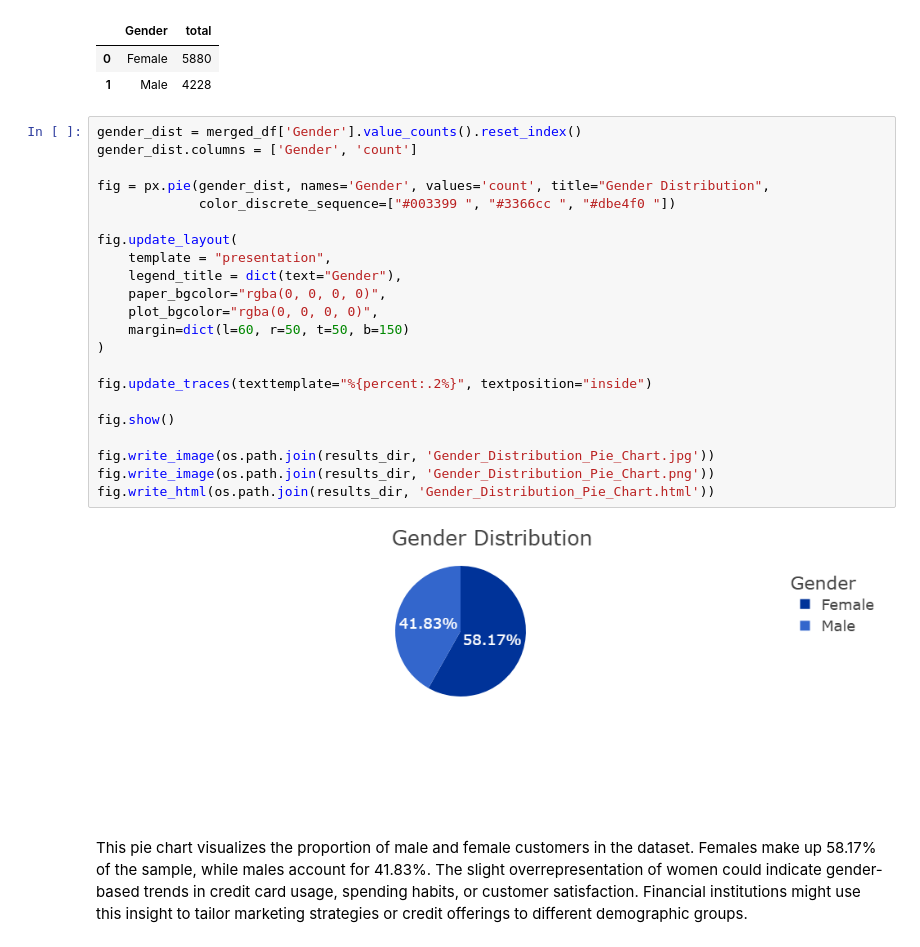
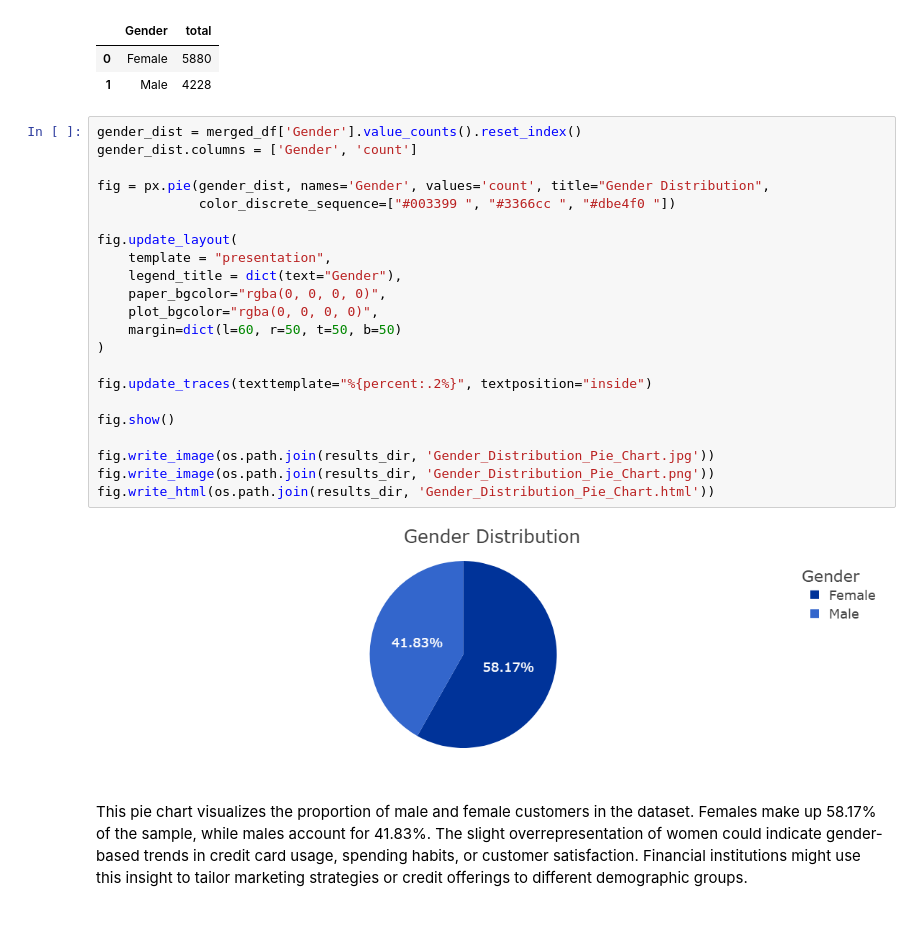
Before and after one commit to NadiaHirwa/Credit-Card-Financial, a Jupyter notebook: notebooks/Data_Analysis.ipynb, the cells around one changed output. Saved outputs shown, nothing was run; the diff lists cells and outputs as text.

```diff
--- a/notebooks/Data_Analysis.ipynb
+++ b/notebooks/Data_Analysis.ipynb
@@ -417,27 +417,27 @@ merged_df_gender
 # %%
 gender_dist = merged_df['Gender'].value_counts().reset_index()
 gender_dist.columns = ['Gender', 'count']
 
 fig = px.pie(gender_dist, names='Gender', values='count', title="Gender Distribution",
              color_discrete_sequence=["#003399 ", "#3366cc ", "#dbe4f0 "])
 
 fig.update_layout(
     template = "presentation",
     legend_title = dict(text="Gender"),
     paper_bgcolor="rgba(0, 0, 0, 0)",
     plot_bgcolor="rgba(0, 0, 0, 0)",
-    margin=dict(l=60, r=50, t=50, b=150)
+    margin=dict(l=60, r=50, t=50, b=50)
 )
 
 fig.update_traces(texttemplate="%{percent:.2%}", textposition="inside")
 
 fig.show()
 
 fig.write_image(os.path.join(results_dir, 'Gender_Distribution_Pie_Chart.jpg'))
 fig.write_image(os.path.join(results_dir, 'Gender_Distribution_Pie_Chart.png'))
 fig.write_html(os.path.join(results_dir, 'Gender_Distribution_Pie_Chart.html'))
 # %% [output]
-[figure, old version]
+[figure, new version]
 # %% [markdown]
 This pie chart visualizes the proportion of male and female customers in the dataset. Females make up 58.17% of the sample, while males account for 41.83%. The slight overrepresentation of women could indicate gender-based trends in credit card usage, spending habits, or customer satisfaction. Financial institutions might use this insight to tailor marketing strategies or credit offerings to different demographic groups.
 # %% [markdown]
```
Also changed, not shown: parts of 9 cells of this notebook, 33 other files.
